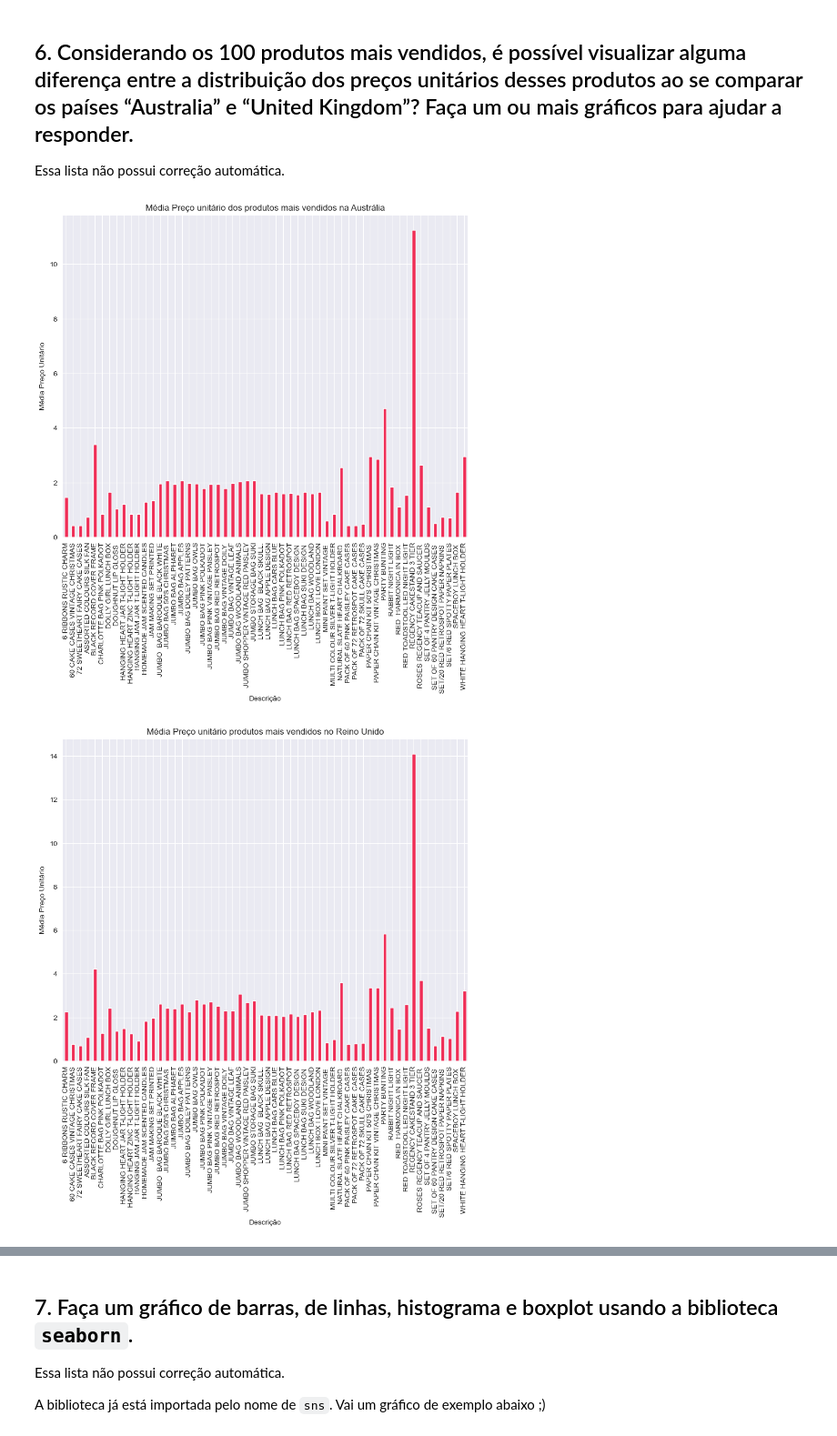
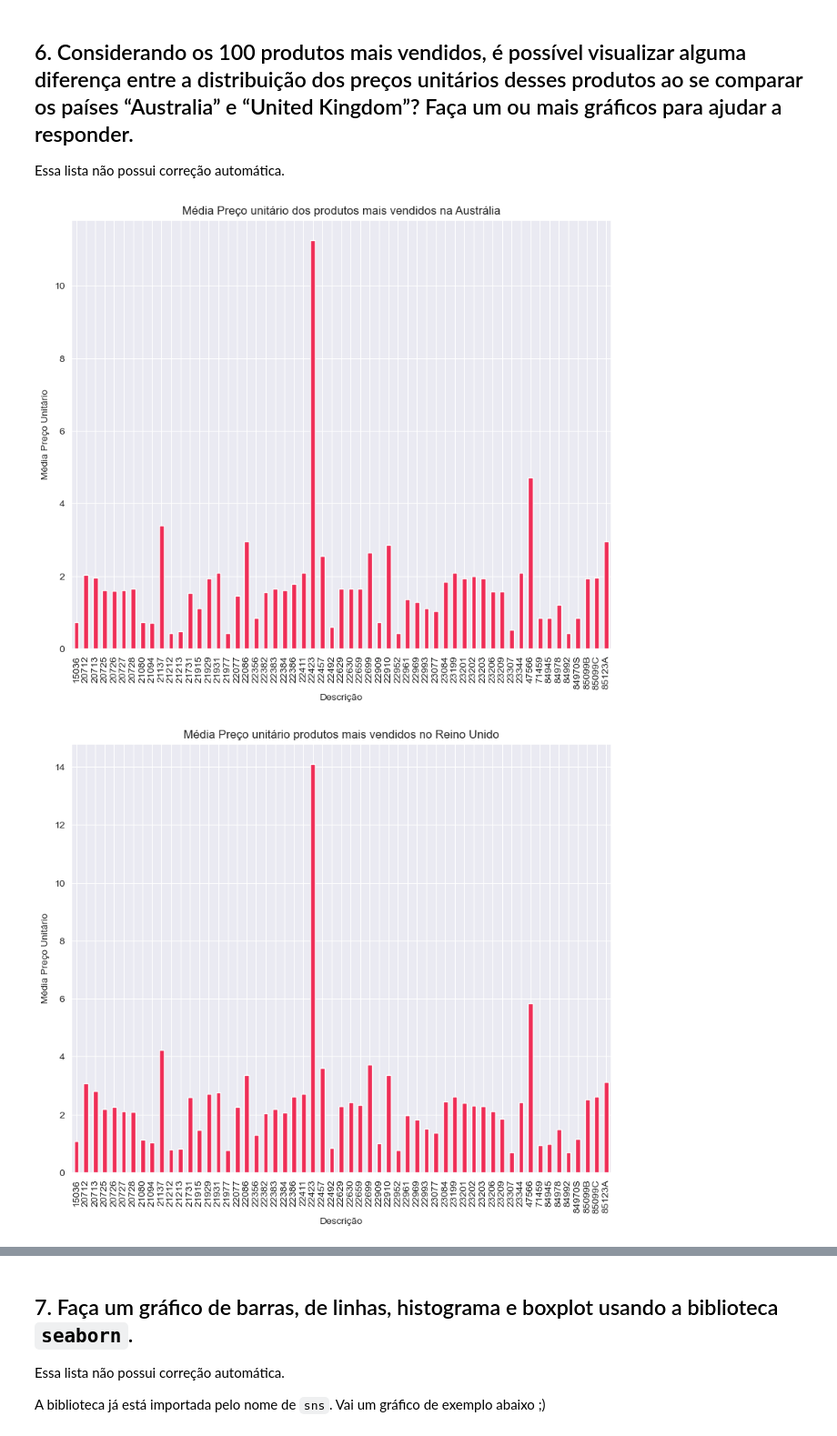
Before and after one commit to miguelribeirokk/Data-Science-Labs, a Jupyter notebook: Atividades/LAB6 - Visualizacao/Miguel- 4680-Lab6-.ipynb, the cells around one changed output, grey strips where cells are left out. Shown at 91% size. Drawn from its saved outputs; the diff is of its cells as text; code cells hidden in the pictures.

```diff
--- a/Atividades/LAB6 - Visualizacao/Miguel- 4680-Lab6.ipynb
+++ b/Atividades/LAB6 - Visualizacao/Miguel- 4680-Lab6-.ipynb
@@ -368,17 +357,17 @@ plt.show() #Mostrando o gráfico
 Essa lista não possui correção automática.
 # %%
 # Resposta da 6.
-df_TOP100 = df.groupby('Description')['Quantity'].sum().sort_values(ascending=False).head(100) #Agrupando por descrição e somando a quantidade
+df_TOP100 = df.groupby('StockCode')['Quantity'].sum().sort_values(ascending=False).head(100) #Agrupando por StockCode e somando a quantidade
 
 df_TOP100 = df_TOP100.reset_index() #Resetando o index
-df_TOP100 = df_TOP100.merge(df, on='Description') #Juntando com o dataframe original
+df_TOP100 = df_TOP100.merge(df, on='StockCode') #Juntando com o dataframe original
 df_TOP100 = df_TOP100[df_TOP100['Country'].isin(['Australia', 'United Kingdom'])] #Filtrando os países
 df_TOP100 = df_TOP100[df_TOP100['UnitPrice'] > 0] #Removendo os valores negativos
 
-# Preços unitários Australia (Descrição + Média dos Preços)
-df_TOP100_AU = df_TOP100[df_TOP100['Country'] == 'Australia'].groupby('Description')['UnitPrice'].mean()
-# Preços unitários United Kingdom (Descrição + Média dos Preços)
-df_TOP100_UK = df_TOP100[df_TOP100['Country'] == 'United Kingdom'].groupby('Description')['UnitPrice'].mean()
+# Preços unitários Australia (StockCode + Média dos Preços)
+df_TOP100_AU = df_TOP100[df_TOP100['Country'] == 'Australia'].groupby('StockCode')['UnitPrice'].mean()
+# Preços unitários United Kingdom (StockCode + Média dos Preços)
+df_TOP100_UK = df_TOP100[df_TOP100['Country'] == 'United Kingdom'].groupby('StockCode')['UnitPrice'].mean()
 
 # Produtos que são comuns entre os dois países
 df_TOP100_COMMON = df_TOP100_AU[df_TOP100_AU.index.isin(df_TOP100_UK.index)]
@@ -386,32 +375,33 @@ df_TOP100_COMMON = df_TOP100_AU[df_TOP100_AU.index.isin(df_TOP100_UK.index)]
 # Excluindo os que não são comuns
 
 df_TOP100_AU = df_TOP100_AU[df_TOP100_AU.index.isin(df_TOP100_COMMON.index)]
 df_TOP100_UK = df_TOP100_UK[df_TOP100_UK.index.isin(df_TOP100_COMMON.index)]
 
 # Plotando os gráficos de barras
 df_TOP100_AU.plot.bar(color='#EF2D56', figsize=(10, 8), xlabel='Descrição', ylabel='Média Preço Unitário', title='Média Preço unitário dos produtos mais vendidos na Austrália')
 plt.show()
 
 df_TOP100_UK.plot.bar(color='#EF2D56', figsize=(10, 8), xlabel='Descrição', ylabel='Média Preço Unitário', title='Média Preço unitário produtos mais vendidos no Reino Unido')
 plt.show()
 
 # Plotando o gráfico de boxplot
 
 df_TOP100_AU.plot.box(color='#EF2D56', figsize=(10, 8), ylabel='Média  Unitário', title='Média Preço unitário dos produtos mais vendidos na Austrália')
 plt.show()
 
 df_TOP100_UK.plot.box(color='#EF2D56', figsize=(10, 8), ylabel='Média Preço Unitário', title='Média Preço unitário produtos mais vendidos no Reino Unido')
 
+
 plt.show()
 
 # Plotando o gráfico de linhas
 
 df_TOP100_AU.plot.line(color='#EF2D56', figsize=(18, 8), ylabel='Média Preço Unitário',xlabel = 'Descrição', title='Média do Preço unitário dos produtos mais vendidos na Austrália', use_index=False)
 plt.show()
 
 df_TOP100_UK.plot.line(color='#EF2D56', figsize=(18, 8), ylabel='Média Preço Unitário', xlabel = 'Descrição', title='Média Preço unitário produtos mais vendidos no Reino Unido', use_index=False)
 
 plt.show()
 # %% [output]
-[figure, old version]
+[figure, new version]
-[figure, old version]
+[figure, new version]
```
Also changed, not shown: parts of 4 cells of this notebook.
